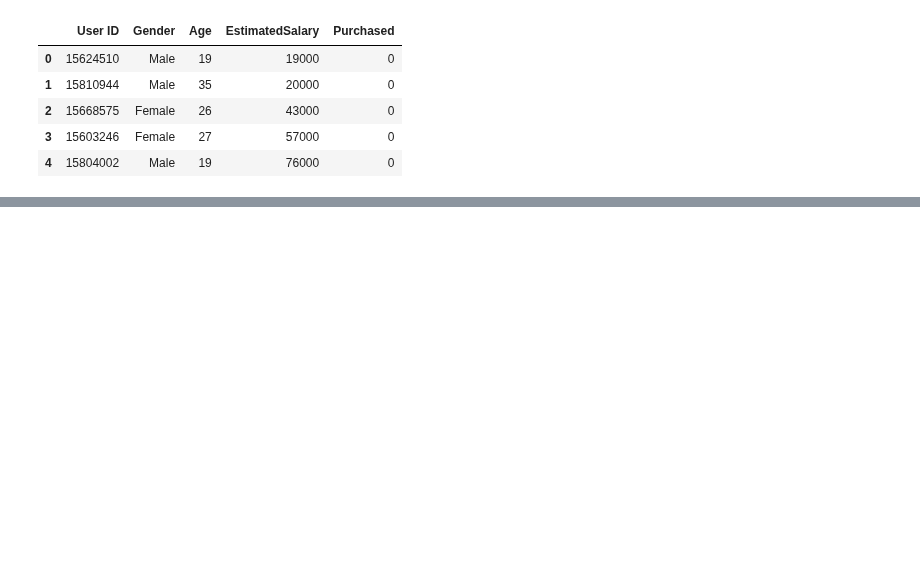
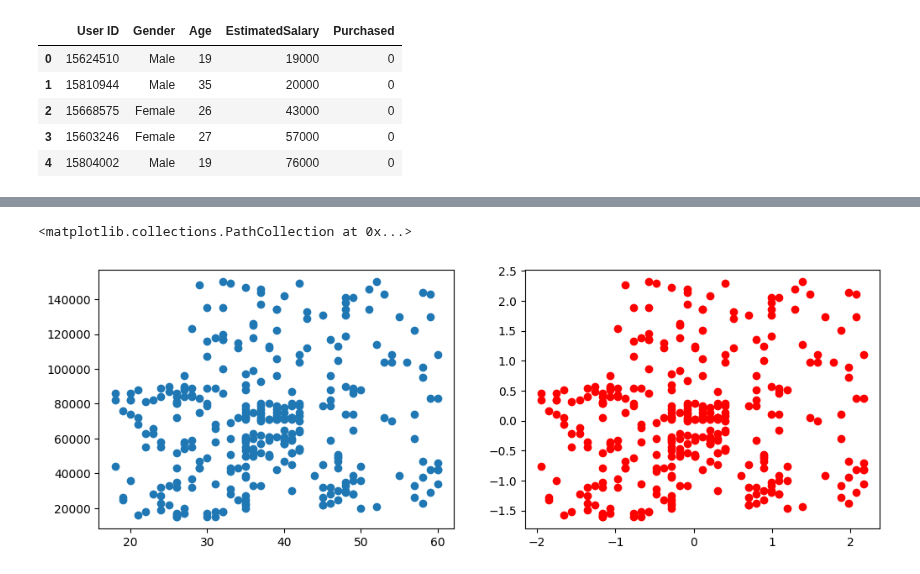
Before and after one commit to PK215012001/JupyterNotebooks, a Jupyter notebook: ML_practise/Feature_engineering/Feature_transformation/Standardization.ipynb, the cells around one changed output, grey strips where cells are left out. Saved outputs shown, nothing was run; the diff lists cells and outputs as text; code cells hidden in the pictures; blank space fills up the shorter version.

Commit message:
Add standardization

```diff
--- a/ML_practise/Feature_engineering/Feature_transformation/Standardization.ipynb
+++ b/ML_practise/Feature_engineering/Feature_transformation/Standardization.ipynb
@@ -58,0 +64,4 @@ StandardScaler()
+# %%
+std = StandardScaler()
+# %%
+std.fit(X_train)
@@ -59,3 +78,3 @@ StandardScaler()
 # %%
-X_train_scale = scaler.transform(X_train)
-X_test_scale = scaler.transform(X_test)
+X_train_trans = std.transform(X_train)
+X_test_trans = std.transform(X_test)
@@ -90,3 +81,2 @@ array([1., 1.])
 # %%
-X_train_scale = pd.DataFrame(X_train_scale, columns = X_train.columns)
-X_train_scale.head()
+scaled = pd.DataFrame(X_train_trans, columns= X_train.columns)
@@ -154,0 +106,7 @@ plt.show()
+# %%
+fig, ax = plt.subplots(1, 2, figsize = (12, 4))
+ax[0].scatter(X_train['Age'], X_train['EstimatedSalary'])
+ax[1].scatter(scaled['Age'], scaled['EstimatedSalary'], color = 'r')
+# %% [output]
+<matplotlib.collections.PathCollection at 0x...>
+[figure, added]
```
Also changed, not shown: parts of 28 cells of this notebook.
